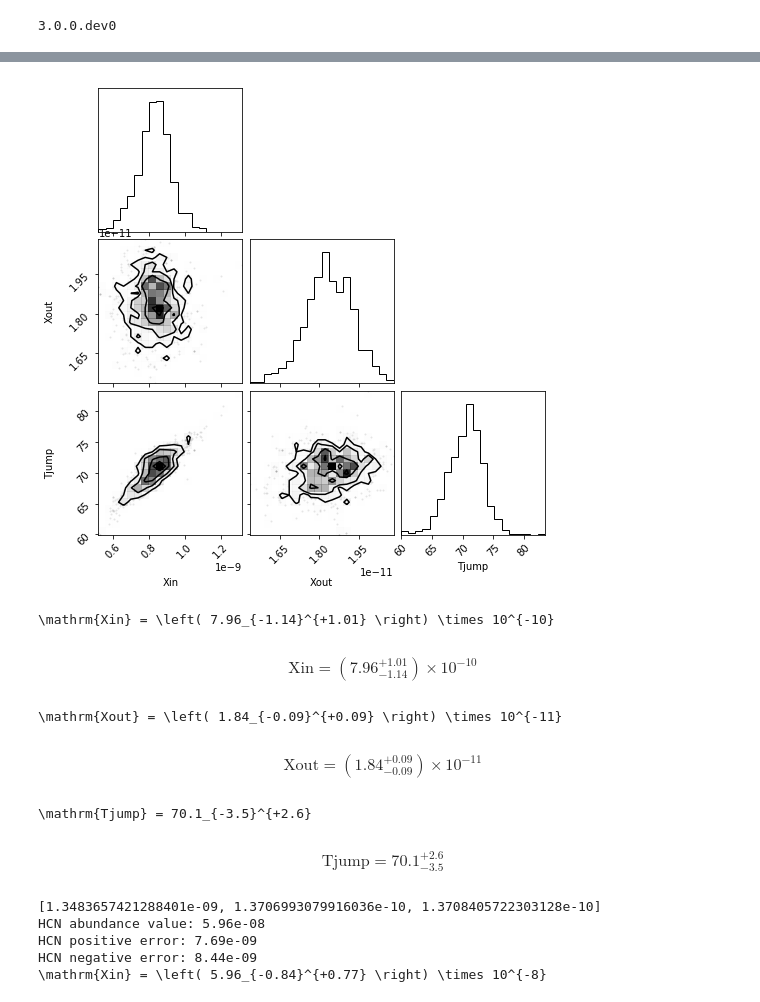
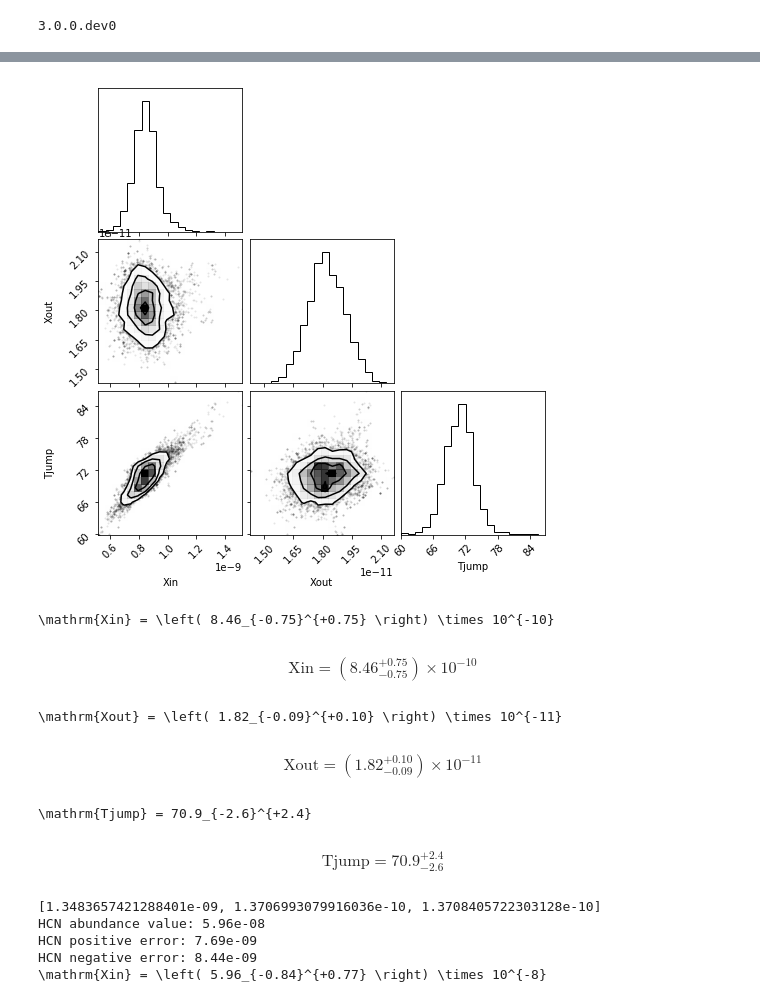
Before and after one commit to tomr-stargazer/iras_model, a Jupyter notebook: Notebooks/Analysis of Wampfler MCMC run.ipynb, the cells around one changed output, grey strips where cells are left out. Saved outputs shown, nothing was run; the diff lists cells and outputs as text; code cells hidden in the pictures.

```diff
--- a/Notebooks/Analysis of Wampfler MCMC run.ipynb
+++ b/Notebooks/Analysis of Wampfler MCMC run.ipynb
@@ -58,9 +59,9 @@ plt.show()
 # %%
-flat_samples = reader.get_chain(discard=burnin, flat=True, thin=3)
+flat_samples = reader.get_chain(discard=int(1.5*burnin), flat=True, thin=1)
 fig = corner.corner(flat_samples, labels=labels)
 plt.show()
 # %% [output]
-[figure, old version]
+[figure, new version]
 # %%
 from IPython.display import display, Math
 
@@ -82,12 +83,12 @@ for i in range(samples.ndim):
     print(txt)
     display(Math(txt))
 # %% [output]
-\mathrm{Xin} = \left( 7.96_{-1.14}^{+1.01} \right) \times 10^{-10}
+\mathrm{Xin} = \left( 8.46_{-0.75}^{+0.75} \right) \times 10^{-10}
-$$\mathrm{Xin} = \left( 7.96_{-1.14}^{+1.01} \right) \times 10^{-10}$$
+$$\mathrm{Xin} = \left( 8.46_{-0.75}^{+0.75} \right) \times 10^{-10}$$
-\mathrm{Xout} = \left( 1.84_{-0.09}^{+0.09} \right) \times 10^{-11}
+\mathrm{Xout} = \left( 1.82_{-0.09}^{+0.10} \right) \times 10^{-11}
-$$\mathrm{Xout} = \left( 1.84_{-0.09}^{+0.09} \right) \times 10^{-11}$$
+$$\mathrm{Xout} = \left( 1.82_{-0.09}^{+0.10} \right) \times 10^{-11}$$
-\mathrm{Tjump} = 70.1_{-3.5}^{+2.6}
+\mathrm{Tjump} = 70.9_{-2.6}^{+2.4}
-$$\mathrm{Tjump} = 70.1_{-3.5}^{+2.6}$$
+$$\mathrm{Tjump} = 70.9_{-2.6}^{+2.4}$$
 # %%
 # Now let's derive the HCN abundance. From the h13cn abundance.
 
```
Also changed, not shown: parts of 4 cells of this notebook.
